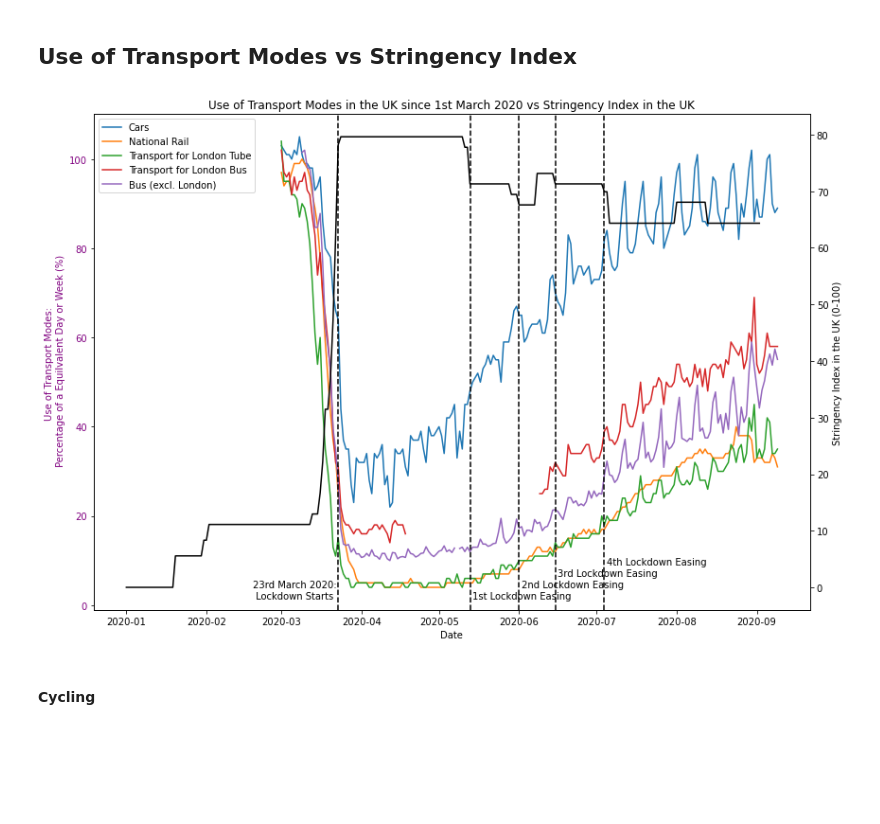
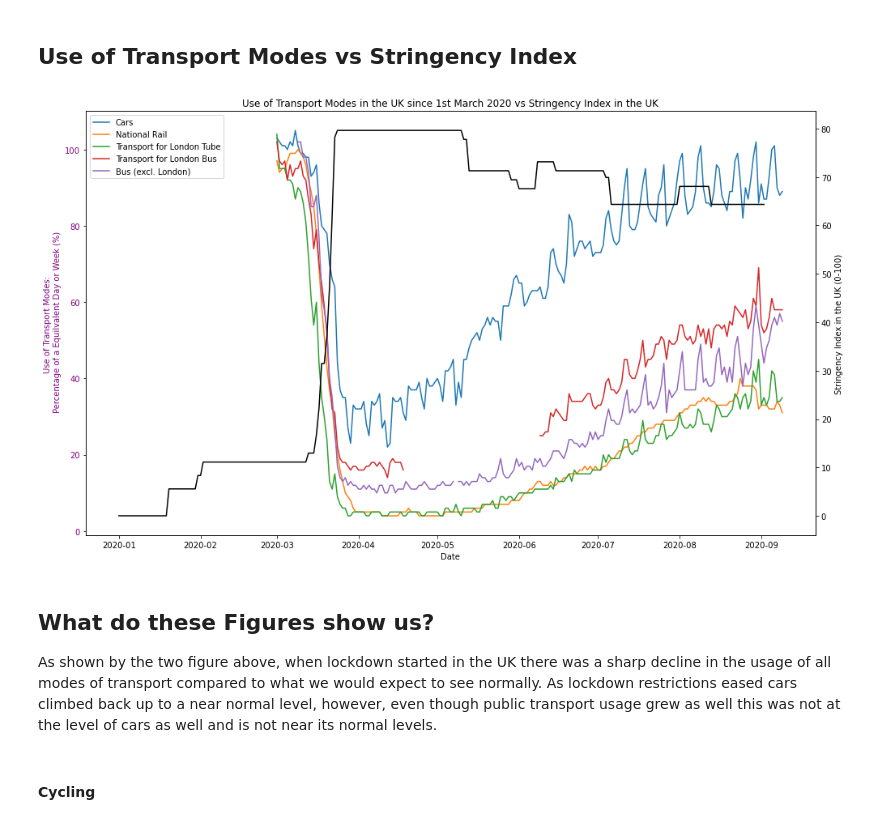
Before and after one commit to ErikaNicole/Covid19-Environmental-and-Economic-Analysis, a Jupyter notebook: transport_analysis/Transport analysis.ipynb, the cells around one changed output. Saved outputs shown, nothing was run; the diff lists cells and outputs as text; code cells hidden in the pictures; blank space fills up the shorter version.

```diff
--- a/transport_analysis/Transport analysis.ipynb
+++ b/transport_analysis/Transport analysis.ipynb
@@ -5,6 +5,7 @@ First start with the changes in transport usage compared with the stringency lev
 # %%
 import pandas as pd
+from datetime import datetime
 import numpy as np
 import matplotlib.pyplot as plt
 import matplotlib.collections as collections
-plt.rcParams['figure.figsize'] = [12, 8]
+plt.rcParams['figure.figsize'] = [14, 8]
@@ -92,42 +106,31 @@ Text(0.5, 1.0, 'Stringency Index in the UK')
 # %%
 fig, ax1 = plt.subplots()
 
 ax1.plot(x, y_cars, label='Cars')
 ax1.plot(x, y_national_rail, label='National Rail')
 ax1.plot(x, y_tube, label='Transport for London Tube')
 ax1.plot(x, y_lbus, label='Transport for London Bus')
 ax1.plot(x, y_bus, label='Bus (excl. London)')
 #plt.plot(x, transport_data['Cycling'], label='Cycling')
 ax1.set_xlabel('Date')
 ax1.set_ylabel('Use of Transport Modes: \n Percentage of a Equilvalent Day or Week (%)', color='purple')
 ax1.tick_params(axis='y', labelcolor='purple')
 ax1.legend()
 
 ax2 = ax1.twinx()
 
 ax2.plot(stringency_data['Date'], stringency_data['Stringency'], color='black')
 ax2.set_ylabel('Stringency Index in the UK (0-100)')
 
 fig.tight_layout()
 plt.title("Use of Transport Modes in the UK since 1st March 2020 vs Stringency Index in the UK")
-plt.axvline(x = np.datetime64('2020-03-23'), color='black', linestyle = '--')
-
-plt.axvline(x = np.datetime64('2020-05-13'), color='black', linestyle = '--')
-plt.text(np.datetime64('2020-05-14'), -2, '1st Lockdown Easing')
-
-plt.axvline(x = np.datetime64('2020-06-01'), color='black', linestyle = '--')
-plt.text(np.datetime64('2020-06-02'), 0, '2nd Lockdown Easing')
-
-plt.axvline(x = np.datetime64('2020-06-15'), color='black', linestyle = '--')
-plt.text(np.datetime64('2020-06-16'), 2, '3rd Lockdown Easing')
-
-plt.axvline(x = np.datetime64('2020-07-04'), color='black', linestyle = '--')
-plt.text(np.datetime64('2020-07-05'), 4, '4th Lockdown Easing')
-
-plt.text(np.datetime64('2020-02-19'), -2, '23rd March 2020: \n Lockdown Starts')
 plt.show()
 # %% [output]
-[figure, old version]
+[figure, new version]
+# %% [markdown]
+## What do these Figures show us?
+
+As shown by the two figure above, when lockdown started in the UK there was a sharp decline in the usage of all modes of transport compared to what we would expect to see normally. As lockdown restrictions eased cars climbed back up to a near normal level, however, even though public transport usage grew as well this was not at the level of cars as well and is not near its normal levels.
 # %% [markdown]
 #### Cycling
 # %%
```
Also changed, not shown: parts of 30 cells of this notebook, 7 other files.
